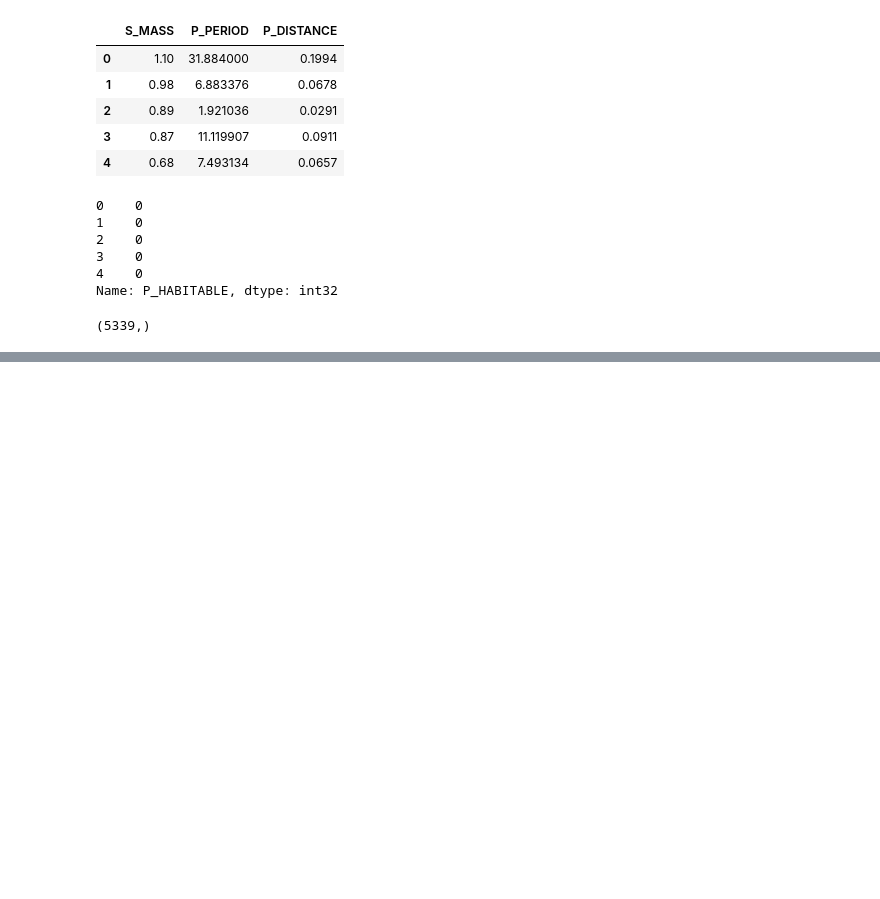
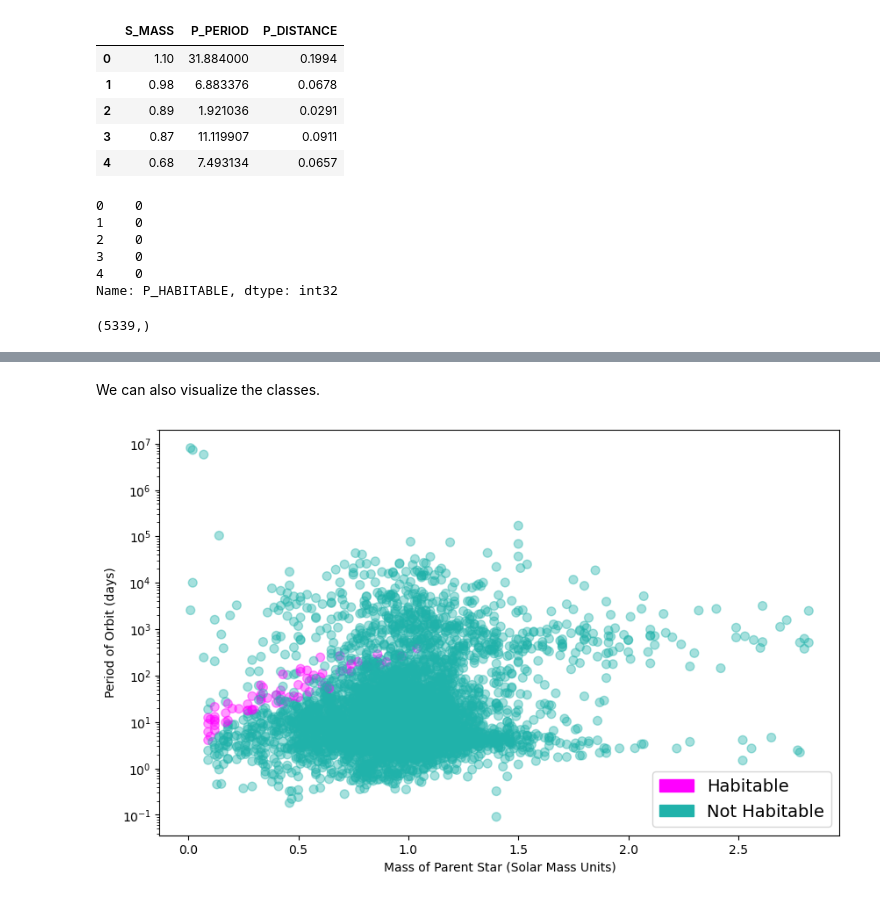
Before and after one commit to mrdchua/Supervised-Classification, a Jupyter notebook: Exoplanets/exoplanets_interfacing.ipynb, the cells around one changed output, grey strips where cells are left out. Drawn from its saved outputs; the diff is of its cells as text; code cells hidden in the pictures; blank space fills up the shorter version.

```diff
--- a/Exoplanets/exoplanets_interfacing.ipynb
+++ b/Exoplanets/exoplanets_interfacing.ipynb
@@ -272,0 +315,32 @@ Based on the current shape of the labels, 11 "outliers" were removed from the da
+# %% [markdown]
+We can also visualize the classes.
+# %%
+# plotdf = pd.concat([final_features, targets], axis=1)
+# sns.pairplot(plotdf, hue='P_HABITABLE')
+
+plt.figure(figsize=(10,6))
+
+cmap = matplotlib.colors.LinearSegmentedColormap.from_list("", ['#20B2AA','#FF00FF'])
+
+a = plt.scatter(final_features['S_MASS'], final_features['P_PERIOD'], marker = 'o',\
+            c = targets, s = 50, cmap=cmap, label = 'Test', alpha=0.4)
+
+plt.legend();
+
+# a.set_facecolor('none')
+
+plt.yscale('log')
+plt.xlabel('Mass of Parent Star (Solar Mass Units)')
+plt.ylabel('Period of Orbit (days)');
+
+
+bluepatch = mpatches.Patch(color='#20B2AA', label='Not Habitable')
+magentapatch = mpatches.Patch(color='#FF00FF', label='Habitable')
+
+ax = plt.gca()
+leg = ax.get_legend()
+
+plt.legend(handles=[magentapatch, bluepatch],\
+           loc = 'lower right', fontsize = 14);
+# %% [output]
+[figure, added]
```
Also changed, not shown: parts of 7 cells of this notebook.
